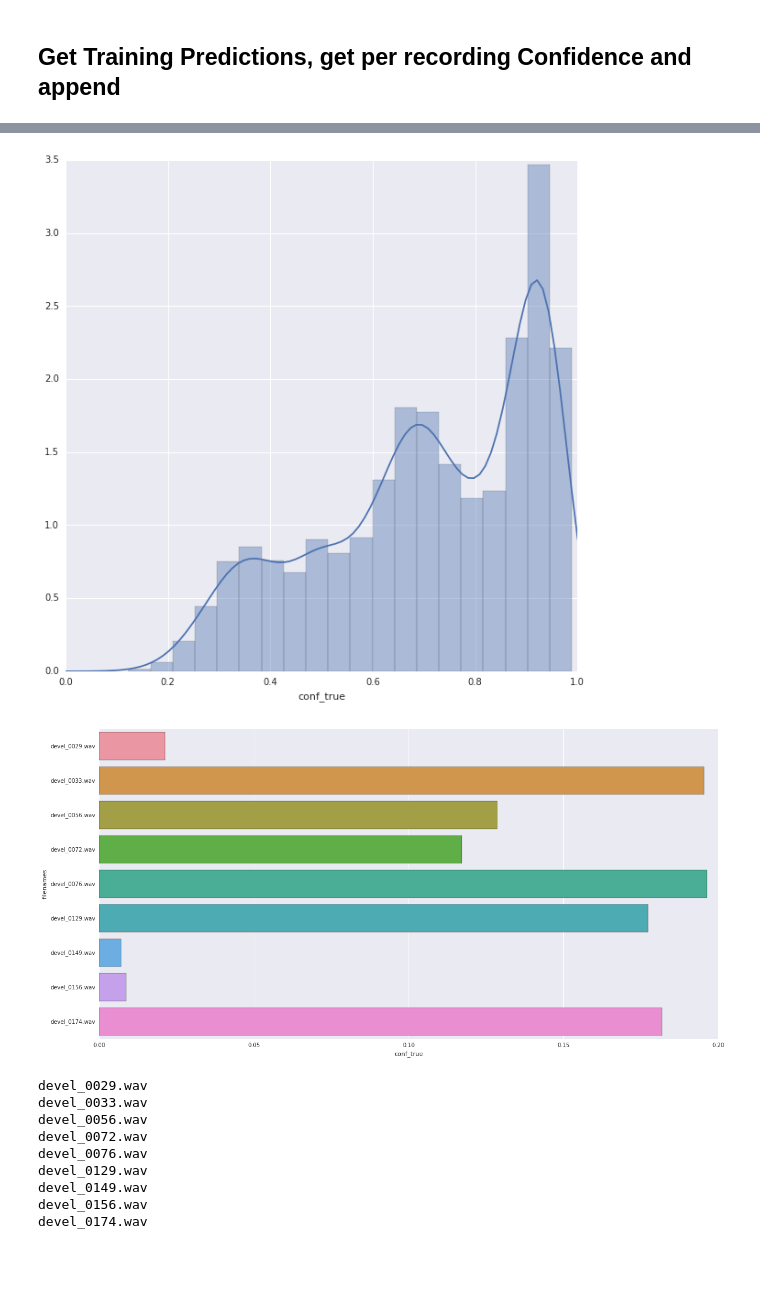
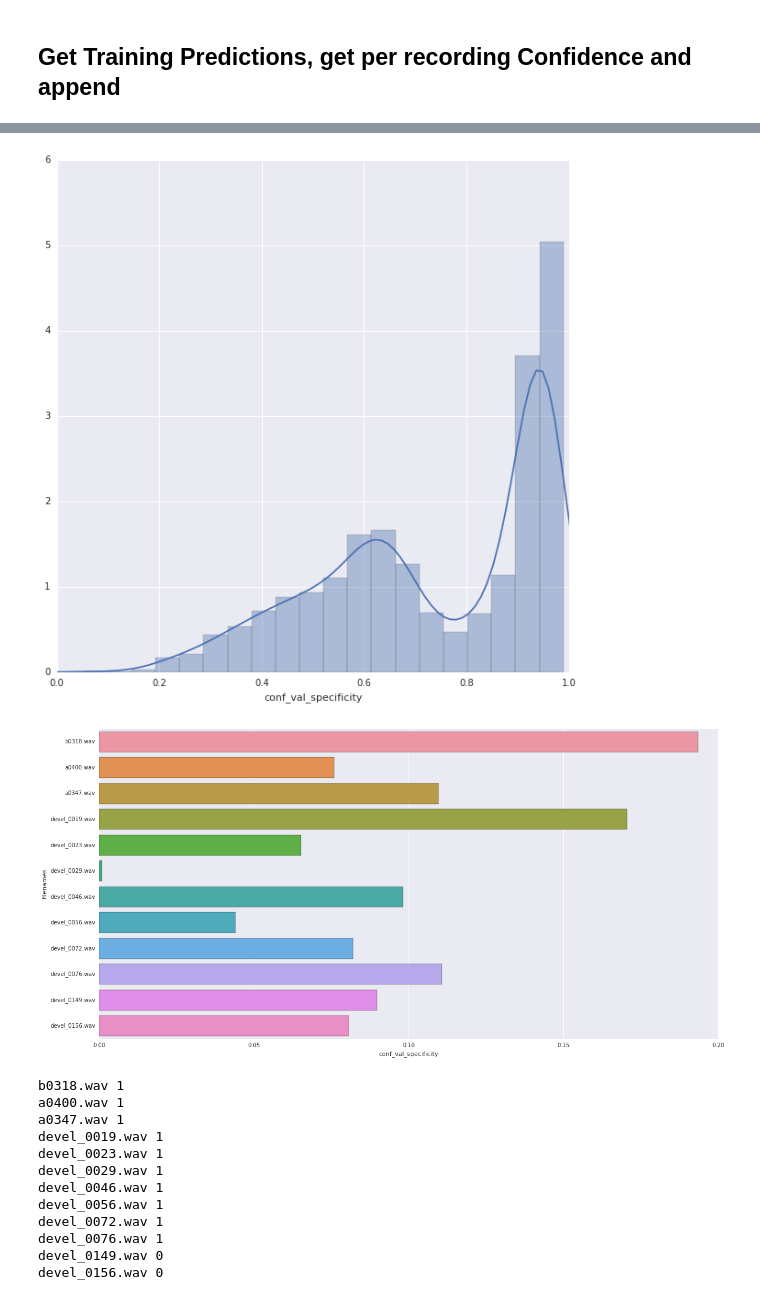
Before and after one commit to AhmedImtiazPrio/heartnet, a Jupyter notebook: codes/eval.ipynb, the cells around one changed output, grey strips where cells are left out. Drawn from its saved outputs; the diff is of its cells as text; code cells hidden in the pictures; blank space fills up the shorter version.

```diff
--- a/codes/eval.ipynb
+++ b/codes/eval.ipynb
@@ -206,5 +206,6 @@ Best Val model:                 weights.0161-0.8362.hdf5
 # %%
-checkpoint_name = os.path.join(model_dir+log_name,weights['val_sensitivity'])
+metric = 'val_specificity'
+checkpoint_name = os.path.join(model_dir+log_name,weights[metric])
 model.load_weights(checkpoint_name)
 print("Checkpoint loaded:\n %s" % checkpoint_name)
 # %% [output]
@@ -233,8 +234,8 @@ for s in val_parts:
     temp = sum(predicted_confidence[start_idx:start_idx + int(s) - 1])/s
     pred.append(temp)
     start_idx = start_idx + int(s)
-dfVal['conf_true']=pred
+dfVal['conf_'+metric]=pred
 plt.figure(figsize=(10,10))
-dfVal.conf_true.hist(bins=20)
+dfVal['conf_'+metric].hist(bins=20)
 plt.show()
 # %% [output]
@@ -264,27 +265,30 @@ plt.show()
 # %%
 plt.figure(figsize=(10,10))
-sns.distplot(dfTrain.conf_true)
+sns.distplot(dfTrain['conf_'+metric])
 plt.xlim(0,1)
 plt.show()
 # %% [output]
-[figure, old version]
+[figure, new version]
 # %%
 plt.figure(figsize=(20,10))
-mask = dfVal['conf_true']<=confidence_thresh
-sns.barplot(x=dfVal.conf_true[mask],y=dfVal.filenames[mask])
+mask = dfVal['conf_'+metric]<=confidence_thresh
+sns.barplot(x=dfVal['conf_'+metric][mask],y=dfVal.filenames[mask])
 plt.show()
-for names in dfVal.filenames[mask]:
-    print(names)
+for names in zip(dfVal.filenames[mask],dfVal.true[mask]):
+    print("%s %d" % names)
 # %% [output]
-[figure, old version]
+[figure, new version]
-devel_0029.wav
-devel_0033.wav
-devel_0056.wav
-devel_0072.wav
-devel_0076.wav
-devel_0129.wav
-devel_0149.wav
-devel_0156.wav
-devel_0174.wav
+b0318.wav 1
+a0400.wav 1
+a0347.wav 1
+devel_0019.wav 1
+devel_0023.wav 1
+devel_0029.wav 1
+devel_0046.wav 1
+devel_0056.wav 1
+devel_0072.wav 1
+devel_0076.wav 1
+devel_0149.wav 0
+devel_0156.wav 0
 # %%
 plt.figure(figsize=(20,10))
```
Also changed, not shown: parts of 14 cells of this notebook.
